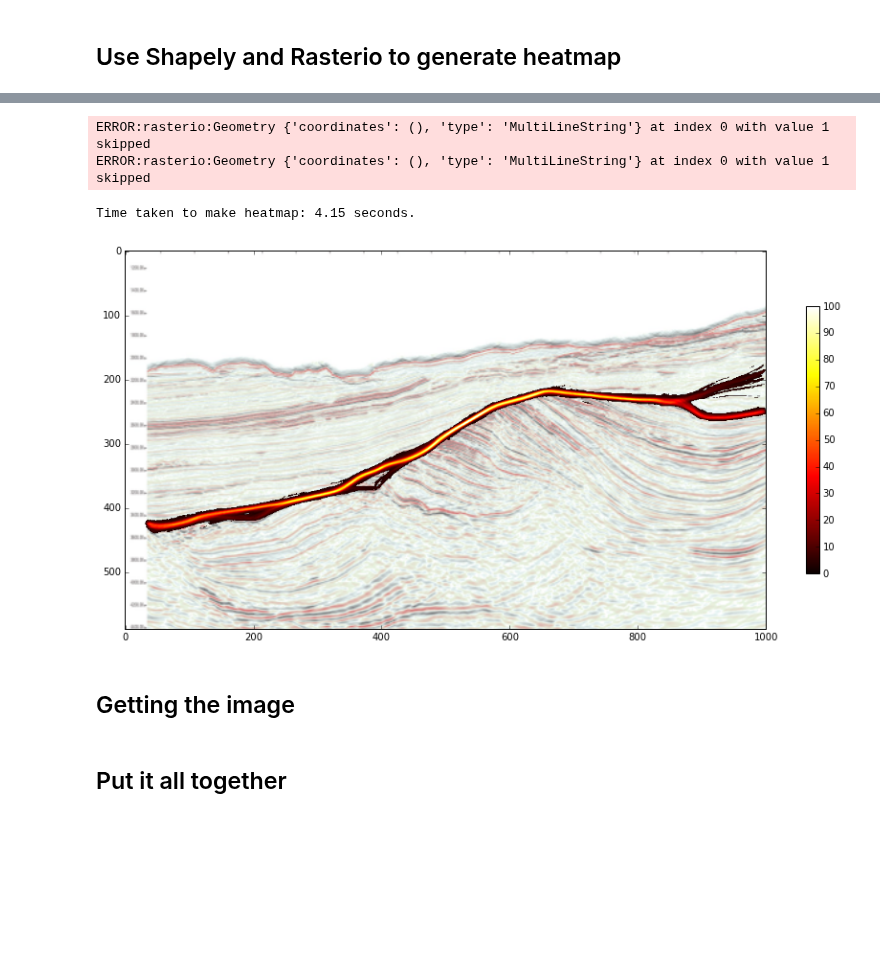
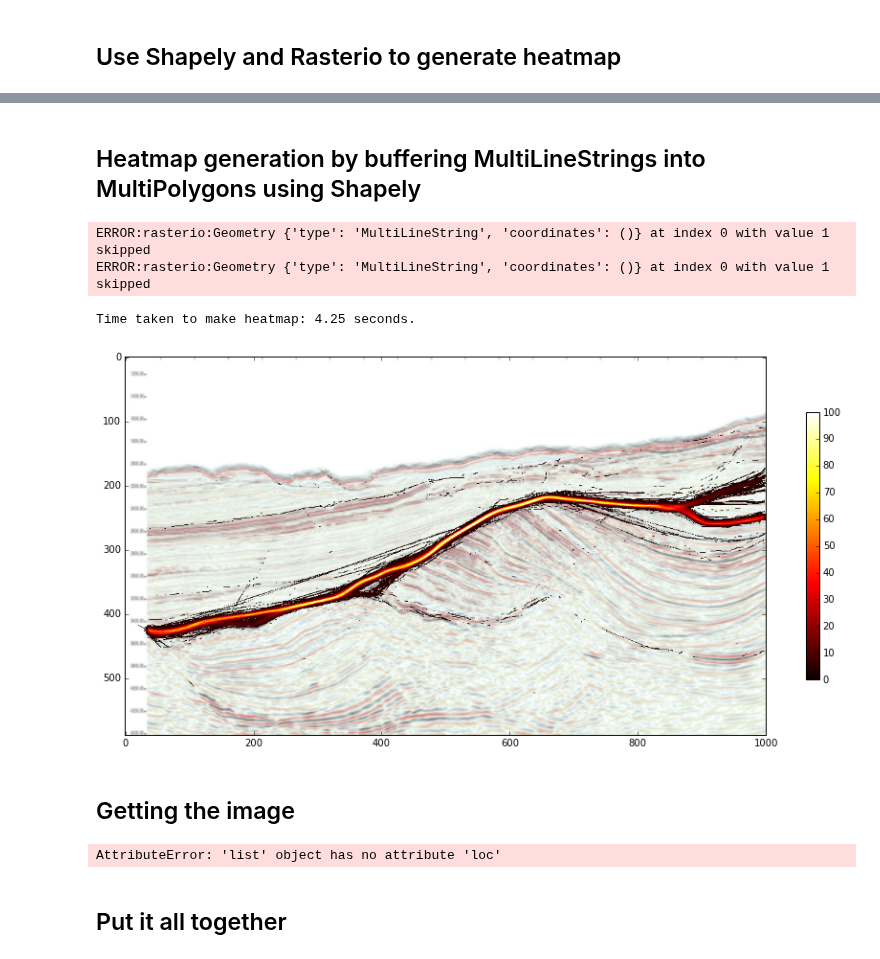
Before and after one commit to EvanBianco/notebooks, a Jupyter notebook: pick_this_api_hacking.ipynb, the cells around one changed output, grey strips where cells are left out. Cells and saved outputs as stored; diff of their text form; code cells hidden in the pictures; blank space fills up the shorter version.

```diff
--- a/pick_this_api_hacking.ipynb
+++ b/pick_this_api_hacking.ipynb
@@ -60,4 +58,4 @@ img = [q for q in p if q.title == "Brazil seismic"][0]
 # %%
 png = img.image()
-print (png.width, png.height)
-png
+size = np.shape(img.image())
+aspect = png.width / png.height
@@ -133,7 +107,7 @@ def apply_buffer(row, buffer=1):
     #return MultiPolygon(these_lines)
     return MultiLineString(these_lines)
 # %%
-def shapely_heatmap(image_size, picks, weights=None, buffer=5):
+def buffered_heatmap(image_size, picks, weights=None, buffer=5):
     """
     returns a heatmap the same size as the test image
     """
@@ -175,17 +138,0 @@ from ipywidgets import interact
-# %%
-size = np.shape(img.image())
-aspect = size[0]/size[1]
-dx = 1000
-
-# Do this in NumPy ...
-
-# pad with zeros for next pow2
-k = 5
-a = kernel = np.ones((k,k))/(k*k)  # scipy.convolve
-b = shapely_heatmap((dx*aspect,dx), picks, buffer=0.1)
-A = fft2(a)
-B = fft2(b)
-np.pad(A)
-out = ifft2(A*B)
-
-plt.imshow(out)
@@ -196,32 +280,29 @@ ValueError: operands could not be broadcast together with shapes (5,5) (589,1000
+# %% [markdown]
+## Heatmap generation by buffering MultiLineStrings into MultiPolygons using Shapely
 # %%
-import time
-size = np.shape(img.image())
-aspect = size[0]/size[1]
-dx = 1000
 @interact(i=(1,7), j=(0.0,1.0), k=(0.0,1.0))
 def draw_heatmap(i=3,j=1.0, k=0.5):
     start = time.time()
     heatmap = shapely_heatmap((dx*aspect,dx), picks, buffer=0.1)
-    # heatmap = filters.gaussian_filter(heatmap, i)
-    kernel = np.ones((i,i))/(i*i)  # scipy.convolve
-    heatmap = fftconvolve(heatmap, kernel, mode='same')  # scipy.convolve.fftconvolve
-    heatmap[heatmap <= 3] = np.nan
+    heatmap[heatmap <= 1] = np.nan
     plt.figure(figsize=(15,10))
     plt.imshow(img.image(), alpha=k, extent=[0,dx,aspect*dx,0])
     plt.imshow(heatmap, cmap='hot', clim=([0,100]), alpha=j)
     plt.colorbar(shrink=0.5)
     end = time.time()
     elapsed = end - start
     print("Time taken to make heatmap: {:.2f} seconds.".format(elapsed))
 # %% [output]
-ERROR:rasterio:Geometry {'coordinates': (), 'type': 'MultiLineString'} at index 0 with value 1 skipped
-ERROR:rasterio:Geometry {'coordinates': (), 'type': 'MultiLineString'} at index 0 with value 1 skipped
+ERROR:rasterio:Geometry {'type': 'MultiLineString', 'coordinates': ()} at index 0 with value 1 skipped
+ERROR:rasterio:Geometry {'type': 'MultiLineString', 'coordinates': ()} at index 0 with value 1 skipped
-Time taken to make heatmap: 4.15 seconds.
+Time taken to make heatmap: 4.25 seconds.
-[figure, old version]
+[figure, new version]
 # %% [markdown]
 ## Getting the image
 # %%
-images.loc[images['image_id']==image_id]
+p.loc[images['image_id']==image_id]
+# %% [output]
+AttributeError: 'list' object has no attribute 'loc'
 # %%
 link = images.loc[images['image_id']==image_id].link[2]
 IPImage(url=link)
```
Also changed, not shown: parts of 14 cells of this notebook.
